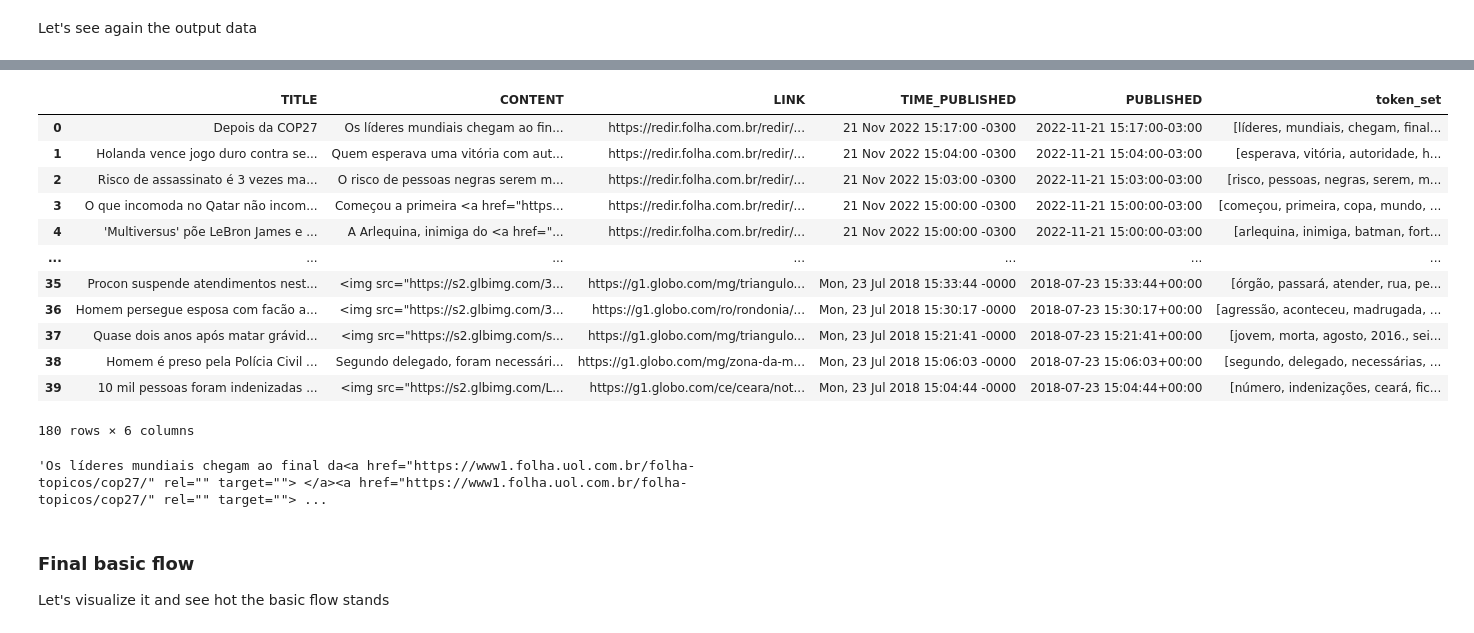
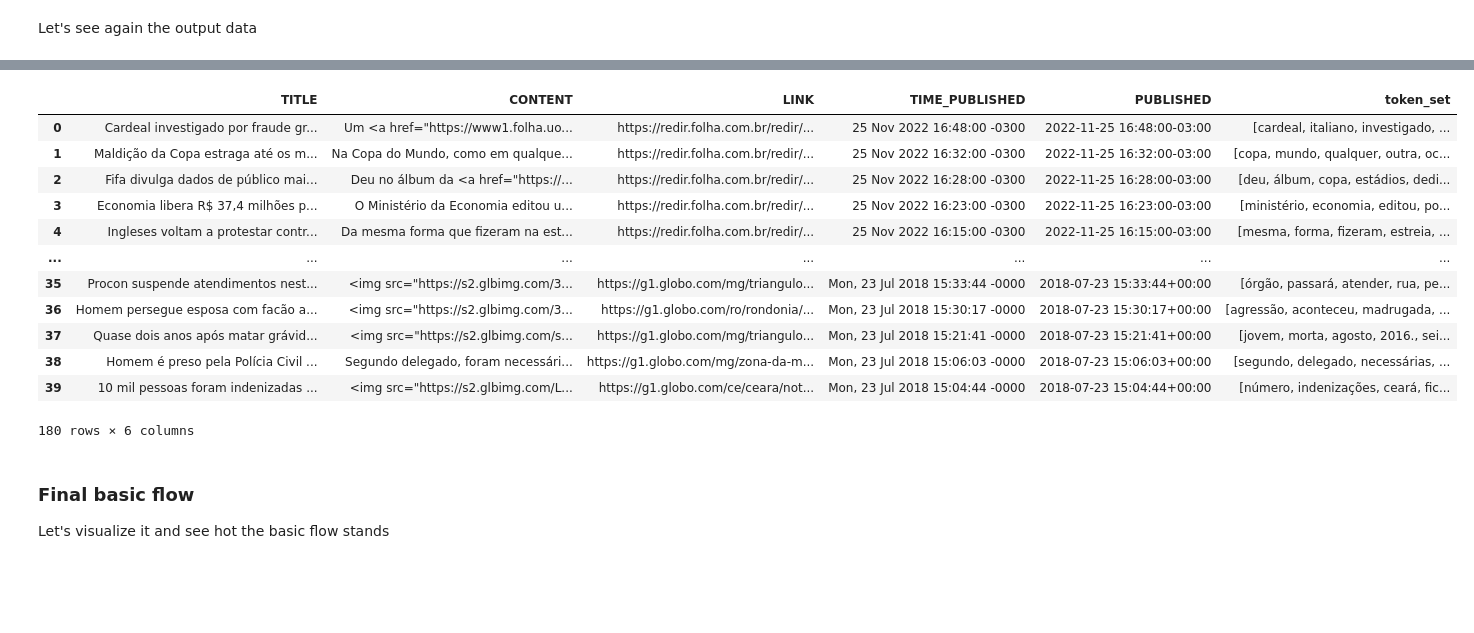
Before and after one commit to eduardosan/cd4ml-metaflow, a Jupyter notebook: notebooks/workflow_demo.ipynb, the cells around one changed output, grey strips where cells are left out. Saved outputs shown, nothing was run; the diff lists cells and outputs as text; code cells hidden in the pictures; blank space fills up the shorter version.

```diff
--- a/notebooks/workflow_demo.ipynb
+++ b/notebooks/workflow_demo.ipynb
@@ -684,15 +705,15 @@ runs_list
 # %%
 from metaflow import Run
-r = Run('FeedsFlow/1669055350264145')
+r = fl.latest_run
 df_r = r.data.results
 df_r
 # %% [output]
 |  | TITLE | CONTENT | LINK | TIME_PUBLISHED | PUBLISHED | token_set |
-| 0 | Depois da COP27 | Os líderes mundiais chegam ao fin... | https://redir.folha.com.br/redir/... | 21 Nov 2022 15:17:00 -0300 | 2022-11-21 15:17:00-03:00 | [líderes, mundiais, chegam, final... |
-| 1 | Holanda vence jogo duro contra se... | Quem esperava uma vitória com aut... | https://redir.folha.com.br/redir/... | 21 Nov 2022 15:04:00 -0300 | 2022-11-21 15:04:00-03:00 | [esperava, vitória, autoridade, h... |
-| 2 | Risco de assassinato é 3 vezes ma... | O risco de pessoas negras serem m... | https://redir.folha.com.br/redir/... | 21 Nov 2022 15:03:00 -0300 | 2022-11-21 15:03:00-03:00 | [risco, pessoas, negras, serem, m... |
-| 3 | O que incomoda no Qatar não incom... | Começou a primeira <a href="https... | https://redir.folha.com.br/redir/... | 21 Nov 2022 15:00:00 -0300 | 2022-11-21 15:00:00-03:00 | [começou, primeira, copa, mundo, ... |
-| 4 | 'Multiversus' põe LeBron James e ... | A Arlequina, inimiga do <a href="... | https://redir.folha.com.br/redir/... | 21 Nov 2022 15:00:00 -0300 | 2022-11-21 15:00:00-03:00 | [arlequina, inimiga, batman, fort... |
+| 0 | Cardeal investigado por fraude gr... | Um <a href="https://www1.folha.uo... | https://redir.folha.com.br/redir/... | 25 Nov 2022 16:48:00 -0300 | 2022-11-25 16:48:00-03:00 | [cardeal, italiano, investigado, ... |
+| 1 | Maldição da Copa estraga até os m... | Na Copa do Mundo, como em qualque... | https://redir.folha.com.br/redir/... | 25 Nov 2022 16:32:00 -0300 | 2022-11-25 16:32:00-03:00 | [copa, mundo, qualquer, outra, oc... |
+| 2 | Fifa divulga dados de público mai... | Deu no álbum da <a href="https://... | https://redir.folha.com.br/redir/... | 25 Nov 2022 16:28:00 -0300 | 2022-11-25 16:28:00-03:00 | [deu, álbum, copa, estádios, dedi... |
+| 3 | Economia libera R$ 37,4 milhões p... | O Ministério da Economia editou u... | https://redir.folha.com.br/redir/... | 25 Nov 2022 16:23:00 -0300 | 2022-11-25 16:23:00-03:00 | [ministério, economia, editou, po... |
+| 4 | Ingleses voltam a protestar contr... | Da mesma forma que fizeram na est... | https://redir.folha.com.br/redir/... | 25 Nov 2022 16:15:00 -0300 | 2022-11-25 16:15:00-03:00 | [mesma, forma, fizeram, estreia, ... |
 | ... | ... | ... | ... | ... | ... | ... |
 | 35 | Procon suspende atendimentos nest... | <img src="https://s2.glbimg.com/3... | https://g1.globo.com/mg/triangulo... | Mon, 23 Jul 2018 15:33:44 -0000 | 2018-07-23 15:33:44+00:00 | [órgão, passará, atender, rua, pe... |
 | 36 | Homem persegue esposa com facão a... | <img src="https://s2.glbimg.com/3... | https://g1.globo.com/ro/rondonia/... | Mon, 23 Jul 2018 15:30:17 -0000 | 2018-07-23 15:30:17+00:00 | [agressão, aconteceu, madrugada, ... |
@@ -700,10 +721,6 @@ df_r
 | 38 | Homem é preso pela Polícia Civil ... | Segundo delegado, foram necessári... | https://g1.globo.com/mg/zona-da-m... | Mon, 23 Jul 2018 15:06:03 -0000 | 2018-07-23 15:06:03+00:00 | [segundo, delegado, necessárias, ... |
 | 39 | 10 mil pessoas foram indenizadas ... | <img src="https://s2.glbimg.com/L... | https://g1.globo.com/ce/ceara/not... | Mon, 23 Jul 2018 15:04:44 -0000 | 2018-07-23 15:04:44+00:00 | [número, indenizações, ceará, fic... |
 180 rows × 6 columns
-# %%
-df_r.iloc[0]['CONTENT']
-# %% [output]
-'Os líderes mundiais chegam ao final da<a href="https://www1.folha.uol.com.br/folha-topicos/cop27/" rel="" target=""> </a><a href="https://www1.folha.uol.com.br/folha-topicos/cop27/" rel="" target=""> ...
 # %% [markdown]
 ### Final basic flow
 
```
Also changed, not shown: parts of 23 cells of this notebook, 1 other file.
